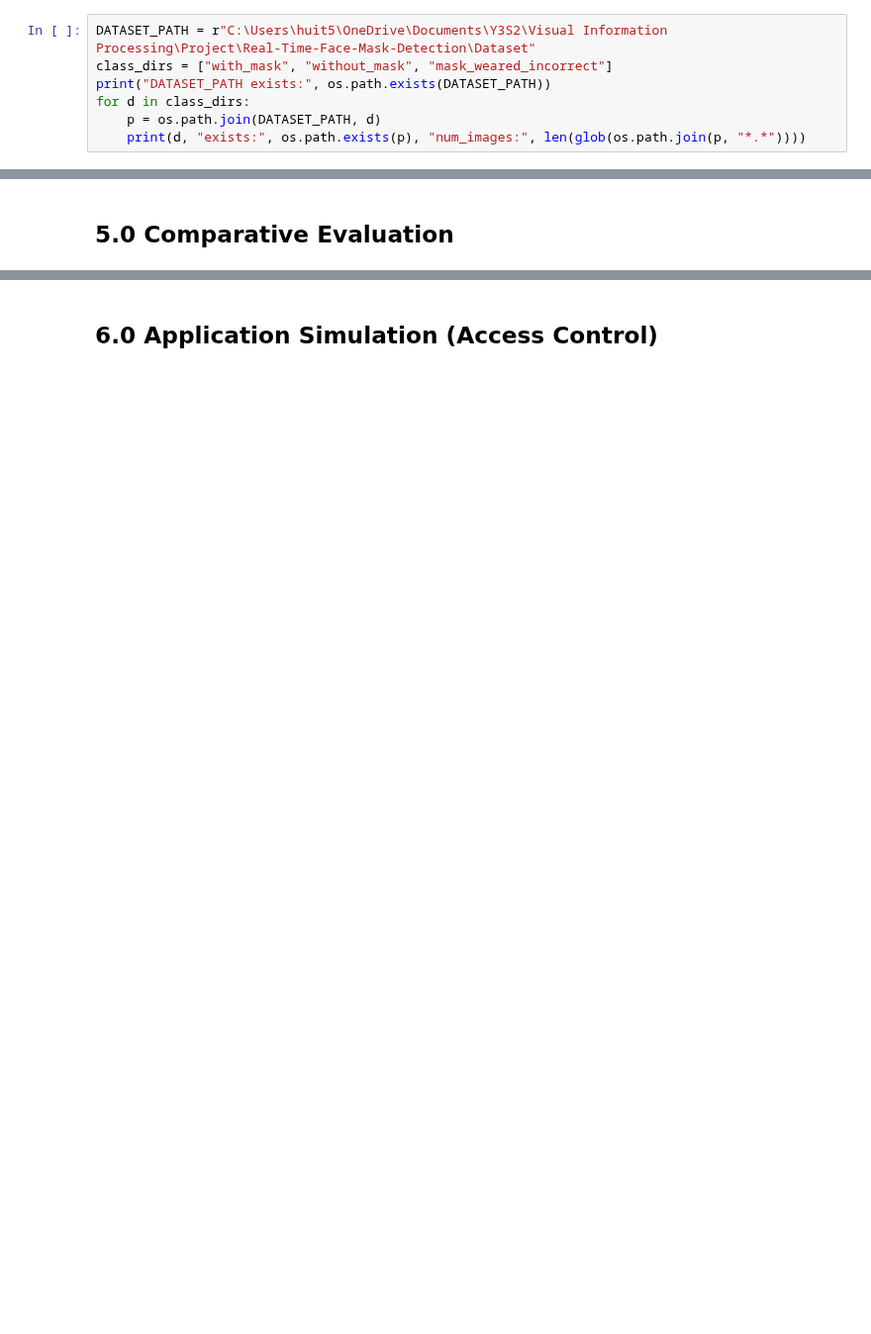
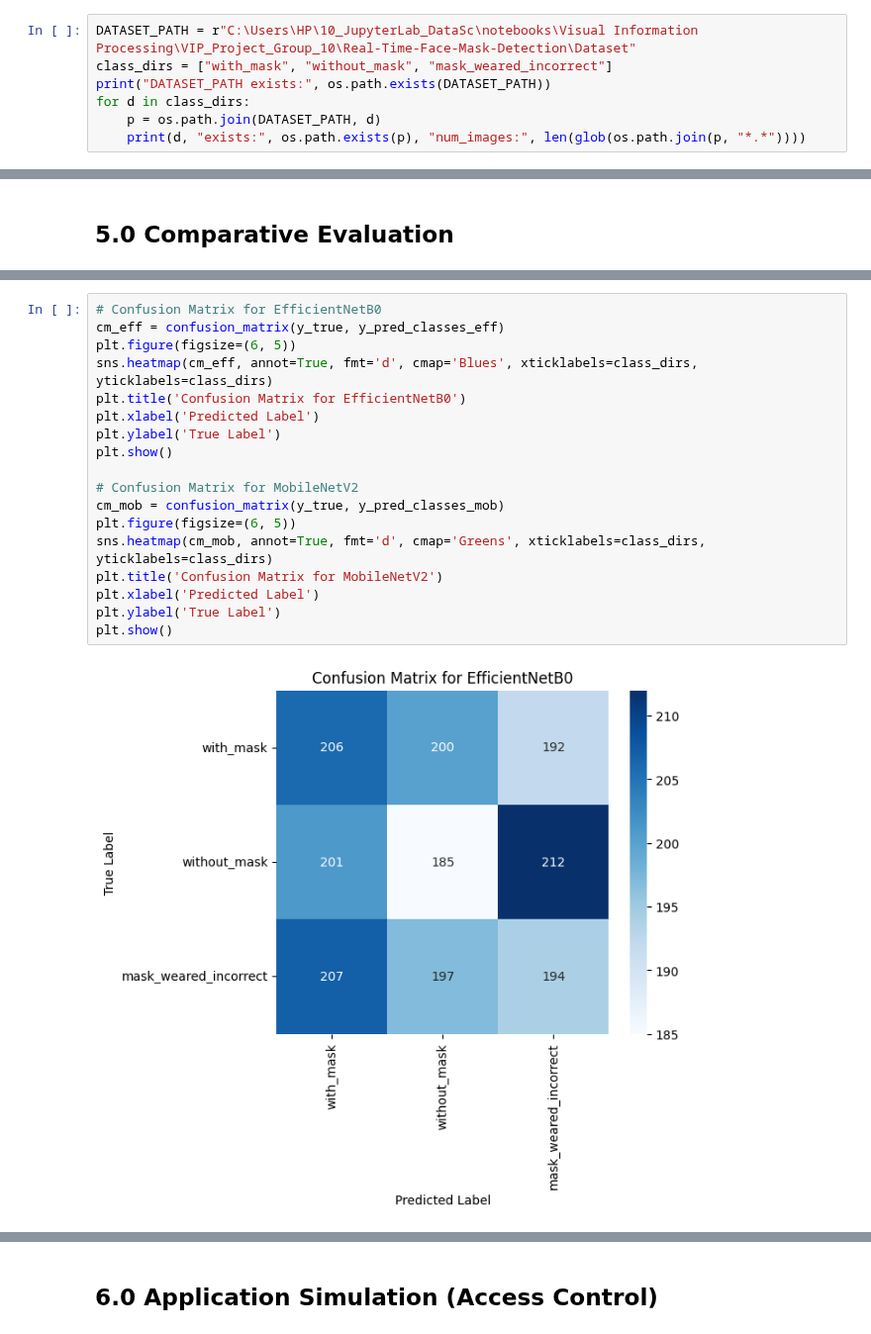
Before and after one commit to hylee7597/Visual-Information-Processing, a Jupyter notebook: VIP_Project_Group_10.ipynb, the cells around one changed output, grey strips where cells are left out. Shown at 99% size. Saved outputs shown, nothing was run; the diff lists cells and outputs as text; blank space fills up the shorter version.

```diff
--- a/VIP_Project_Group_10.ipynb
+++ b/VIP_Project_Group_10.ipynb
@@ -33,7 +33,7 @@ Libraries installed and imported successfully.
 # %% [markdown]
 ### 1.1 Define Paths
 # %%
-DATASET_PATH = r"C:\Users\huit5\OneDrive\Documents\Y3S2\Visual Information Processing\Project\Real-Time-Face-Mask-Detection\Dataset"
+DATASET_PATH = r"C:\Users\HP\10_JupyterLab_DataSc\notebooks\Visual Information Processing\VIP_Project_Group_10\Real-Time-Face-Mask-Detection\Dataset"
 class_dirs = ["with_mask", "without_mask", "mask_weared_incorrect"]
 print("DATASET_PATH exists:", os.path.exists(DATASET_PATH))
 for d in class_dirs:
@@ -335,0 +476,20 @@ Model saved as 'mask_detector_mobilenetv2.h5'
+# %%
+# Confusion Matrix for EfficientNetB0
+cm_eff = confusion_matrix(y_true, y_pred_classes_eff)
+plt.figure(figsize=(6, 5))
+sns.heatmap(cm_eff, annot=True, fmt='d', cmap='Blues', xticklabels=class_dirs, yticklabels=class_dirs)
+plt.title('Confusion Matrix for EfficientNetB0')
+plt.xlabel('Predicted Label')
+plt.ylabel('True Label')
+plt.show()
+
+# Confusion Matrix for MobileNetV2
+cm_mob = confusion_matrix(y_true, y_pred_classes_mob)
+plt.figure(figsize=(6, 5))
+sns.heatmap(cm_mob, annot=True, fmt='d', cmap='Greens', xticklabels=class_dirs, yticklabels=class_dirs)
+plt.title('Confusion Matrix for MobileNetV2')
+plt.xlabel('Predicted Label')
+plt.ylabel('True Label')
+plt.show()
+# %% [output]
+[figure, added]
```
Also changed, not shown: parts of 14 cells of this notebook, 5 other files.
